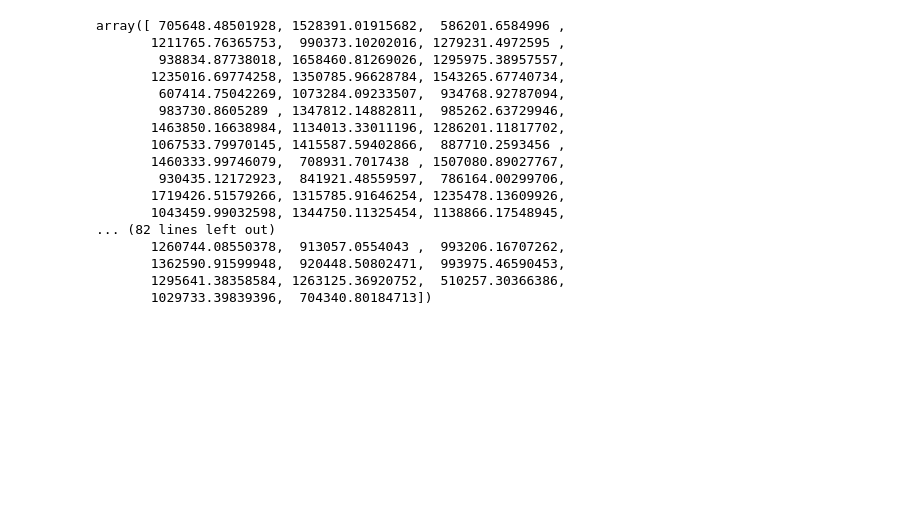
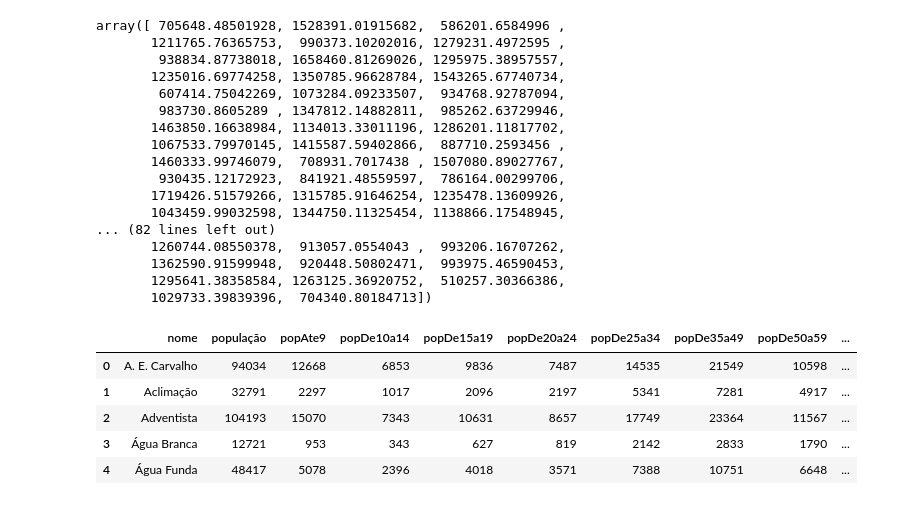
Before and after one commit to galvsoliveira/ds_geoprofit_analysis, a Jupyter notebook: Notebooks/faturamento_rj_treino.ipynb, the cells around one changed output. Saved outputs shown, nothing was run; the diff lists cells and outputs as text; code cells hidden in the pictures; blank space fills up the shorter version.

Commit message:
feat: exporting data with revenue

```diff
--- a/Notebooks/faturamento_rj_treino.ipynb
+++ b/Notebooks/faturamento_rj_treino.ipynb
@@ -206,3 +206,18 @@ array([ 705648.48501928, 1528391.01915682,  586201.6584996 ,
        1362590.91599948,  920448.50802471,  993975.46590453,
        1295641.38358584, 1263125.36920752,  510257.30366386,
        1029733.39839396,  704340.80184713])
+# %%
+# using the linear model, create a column with the predicted values
+clean_data_sp = pd.read_excel('../Data/clean_data_sp.xlsx').drop(columns=['potencial','faturamento'])
+data_to_model_sp = clean_data_sp.drop(columns=['nome'])
+
+clean_data_sp['faturamento'] = load_and_predict(data_to_model_sp,'../Models/linear_model_rj.joblib')
+# %%
+clean_data_sp.head()
+# %% [output]
+|  | nome | população | popAte9 | popDe10a14 | popDe15a19 | popDe20a24 | popDe25a34 | popDe35a49 | popDe50a59 | ... |
+| 0 | A. E. Carvalho | 94034 | 12668 | 6853 | 9836 | 7487 | 14535 | 21549 | 10598 | ... |
+| 1 | Aclimação | 32791 | 2297 | 1017 | 2096 | 2197 | 5341 | 7281 | 4917 | ... |
+| 2 | Adventista | 104193 | 15070 | 7343 | 10631 | 8657 | 17749 | 23364 | 11567 | ... |
+| 3 | Água Branca | 12721 | 953 | 343 | 627 | 819 | 2142 | 2833 | 1790 | ... |
+| 4 | Água Funda | 48417 | 5078 | 2396 | 4018 | 3571 | 7388 | 10751 | 6648 | ... |
```
Also changed, not shown: parts of 1 cell of this notebook, 3 other files.
